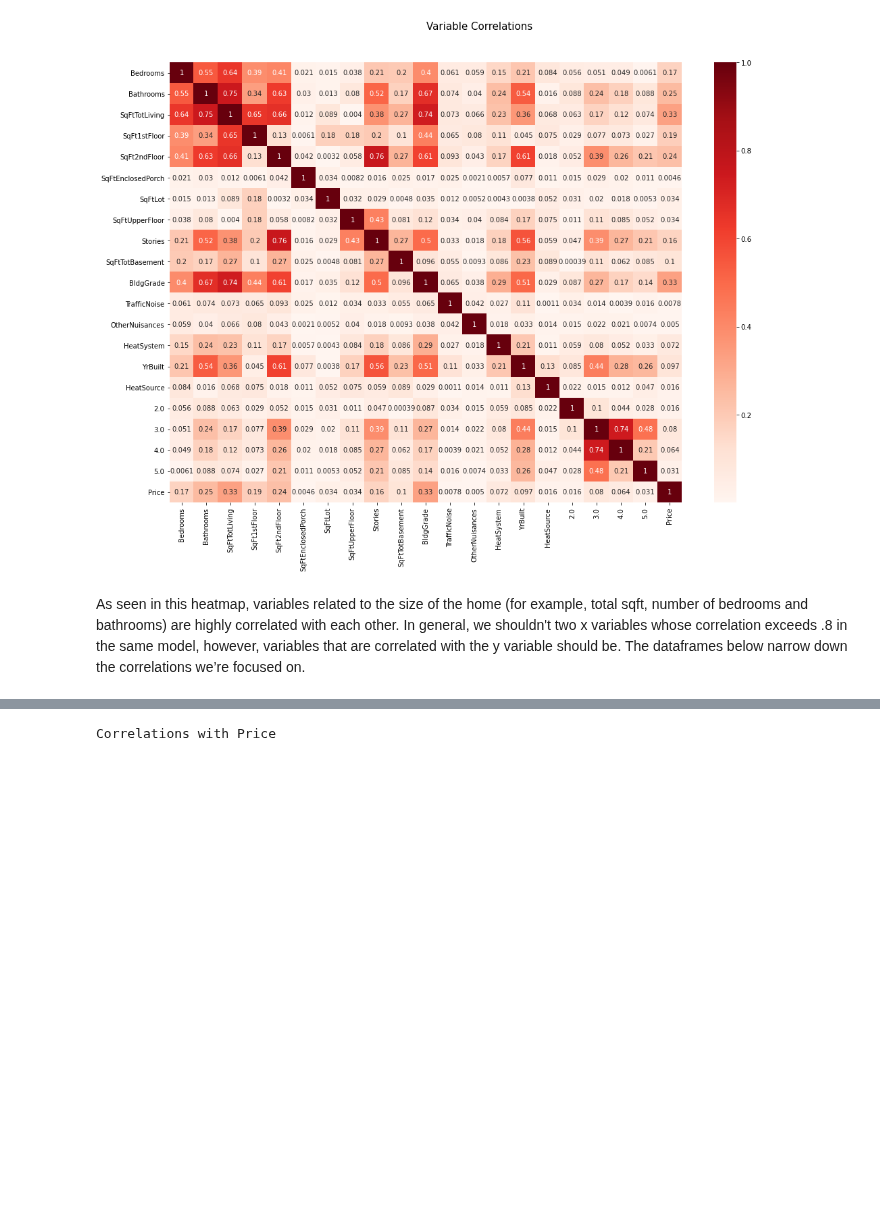
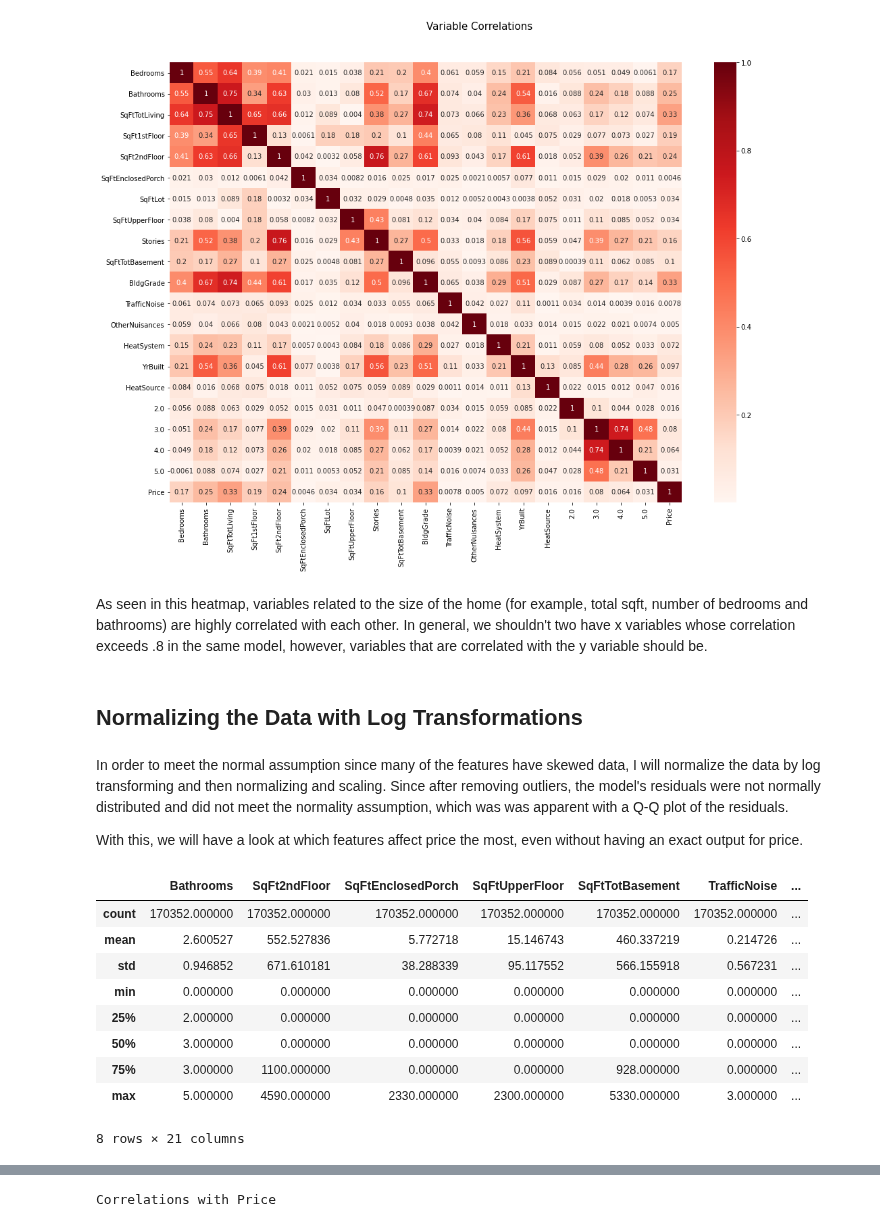
Before and after one commit to samtuleen/King-County-Home-Price-Predictors, a Jupyter notebook: notebooks/report/Valuable Home Improvement Projects - Predictive Analysis.ipynb, the cells around one changed output, grey strips where cells are left out. Cells and saved outputs as stored; diff of their text form; code cells hidden in the pictures; blank space fills up the shorter version.

```diff
--- a/notebooks/report/Valuable Home Improvement Projects - Predictive Analysis.ipynb
+++ b/notebooks/report/Valuable Home Improvement Projects - Predictive Analysis.ipynb
@@ -223,4 +223,52 @@ heatmap
 <AxesSubplot:>
 [figure]
 # %% [markdown]
-As seen in this heatmap, variables related to the size of the home (for example, total sqft, number of bedrooms and bathrooms) are highly correlated with each other. In general, we shouldn't two x variables whose correlation exceeds .8 in the same model, however, variables that are correlated with the y variable should be. The dataframes below narrow down the correlations we’re focused on.
+As seen in this heatmap, variables related to the size of the home (for example, total sqft, number of bedrooms and bathrooms) are highly correlated with each other. In general, we shouldn't two have x variables whose correlation exceeds .8 in the same model, however, variables that are correlated with the y variable should be.
+# %% [markdown]
+## Normalizing the Data with Log Transformations
+# %% [markdown]
+In order to meet the normal assumption since many of the features have skewed data, I will normalize the data by log transforming and then normalizing and scaling. Since after removing outliers, the model's residuals were not normally distributed and did not meet the normality assumption, which was was apparent with a Q-Q plot of the residuals.
+
+With this, we will have a look at which features affect price the most, even without having an exact output for price.
+# %%
+features = ['Bedrooms', 'SqFtTotLiving','SqFt1stFloor','SqFtLot', 'Stories', 'BldgGrade','YrBuilt']
+
+cont_features = housing_info[features]
+
+#***Log Transformation***
+df_log = np.log(cont_features)
+
+
+
+#***Normalization***
+
+def normalize(feature):
+    return (feature - feature.mean()) / feature.std()
+
+
+df_log_norm = df_log.apply(normalize) #<---Applying function to normalize
+
+#***Scaling***
+
+def minmaxscale(feature):
+    return (feature-min(feature))/(max(feature)-min(feature)) #<- Moving everything to a 0 to 1 scale:
+
+
+df_log_norm_scale = df_log.apply(minmaxscale)
+
+housing_info = housing_info.drop(features, axis=1) #<- Remove original column from data set
+
+housing_info = pd.concat([housing_info, df_log_norm_scale], axis=1) #<-Adding new columns in
+# %%
+housing_info.describe()
+# %% [output]
+|  | Bathrooms | SqFt2ndFloor | SqFtEnclosedPorch | SqFtUpperFloor | SqFtTotBasement | TrafficNoise | ... |
+| count | 170352.000000 | 170352.000000 | 170352.000000 | 170352.000000 | 170352.000000 | 170352.000000 | ... |
+| mean | 2.600527 | 552.527836 | 5.772718 | 15.146743 | 460.337219 | 0.214726 | ... |
+| std | 0.946852 | 671.610181 | 38.288339 | 95.117552 | 566.155918 | 0.567231 | ... |
+| min | 0.000000 | 0.000000 | 0.000000 | 0.000000 | 0.000000 | 0.000000 | ... |
+| 25% | 2.000000 | 0.000000 | 0.000000 | 0.000000 | 0.000000 | 0.000000 | ... |
+| 50% | 3.000000 | 0.000000 | 0.000000 | 0.000000 | 0.000000 | 0.000000 | ... |
+| 75% | 3.000000 | 1100.000000 | 0.000000 | 0.000000 | 928.000000 | 0.000000 | ... |
+| max | 5.000000 | 4590.000000 | 2330.000000 | 2300.000000 | 5330.000000 | 3.000000 | ... |
+8 rows × 21 columns
```
Also changed, not shown: parts of 11 cells of this notebook, 1 other file.
